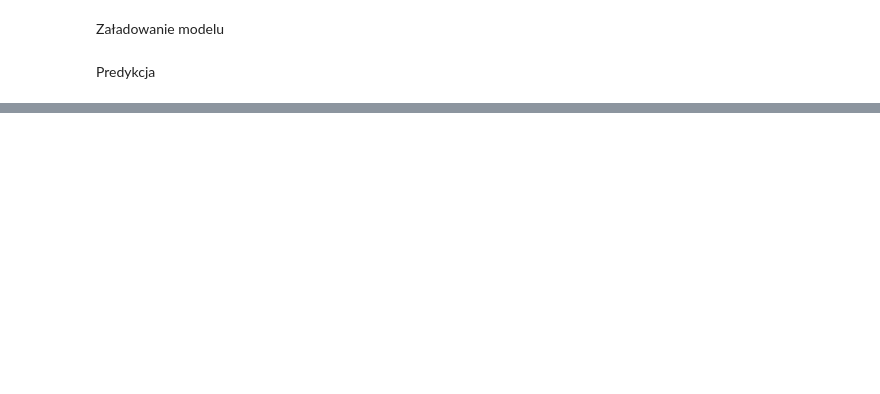
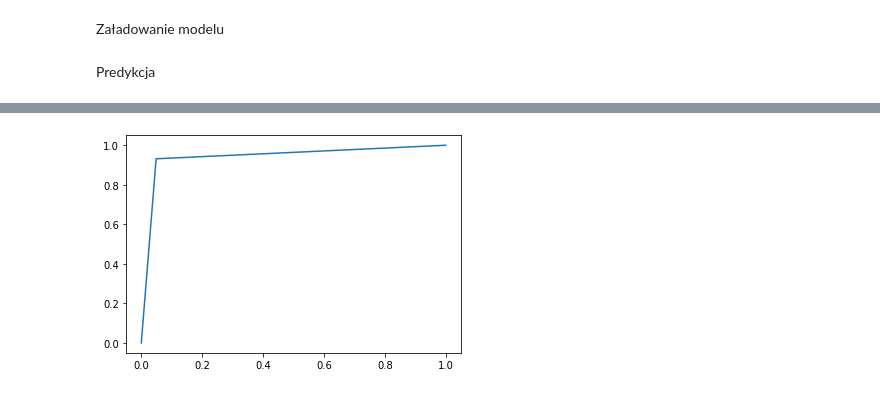
Before and after one commit to Rolkarolka/Classification-evaluation, a Jupyter notebook: Metrics.ipynb, the cells around one changed output, grey strips where cells are left out. Drawn from its saved outputs; the diff is of its cells as text; code cells hidden in the pictures; blank space fills up the shorter version.

```diff
--- a/Metrics.ipynb
+++ b/Metrics.ipynb
@@ -16,0 +148,6 @@ Requirement already satisfied: threadpoolctl>=2.0.0 in /usr/local/lib/python3.7/
+# %%
+from sklearn.metrics import roc_curve, auc
+def plot_roc_curve(test_target, prediction):
+  fpr, tpr, thresholds = roc_curve(test_target, prediction)
+  roc_auc = auc(fpr, tpr)
+  plt.plot(fpr, tpr)
@@ -258,0 +304,4 @@ make_plot(x, y, f"Metrics for {evaluated_model}", c)
+# %%
+plot_roc_curve(test_target, prediction)
+# %% [output]
+[figure, added]
```
Also changed, not shown: parts of 117 cells of this notebook, 15 other files.
